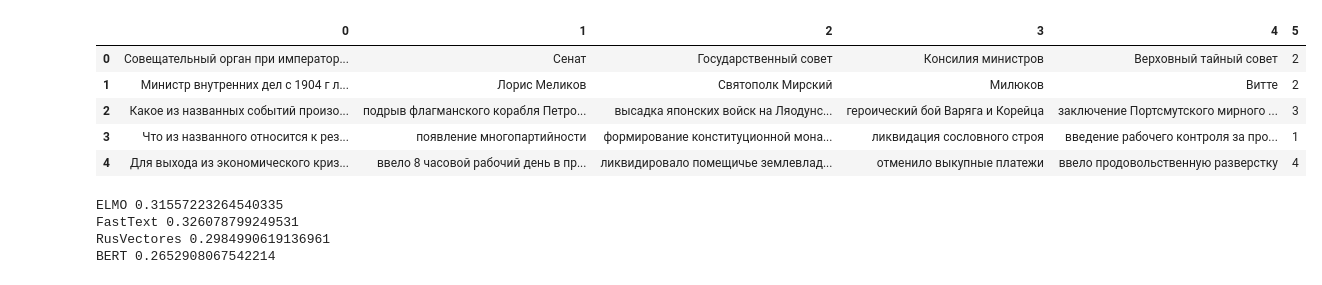
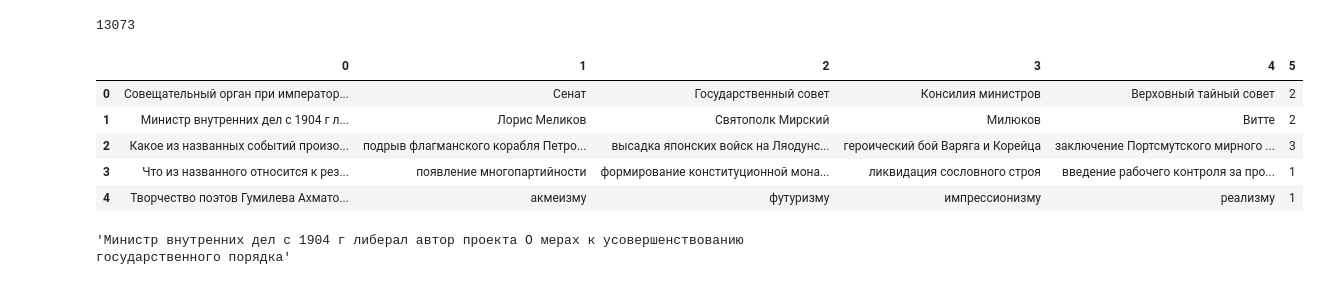
Before and after one commit to apugachev/Diploma-2019, a Jupyter notebook: Cosine Similarity/Approach Cosine Similarity.ipynb, the cells around one changed output. Cells and saved outputs as stored; diff of their text form; code cells hidden in the pictures.

```diff
--- a/Cosine Similarity/Approach Cosine Similarity.ipynb
+++ b/Cosine Similarity/Approach Cosine Similarity.ipynb
@@ -1,17 +1,23 @@
 # %%
 import pandas as pd
 import numpy as np
 from progressbar import progressbar as pb
 
-df = pd.read_csv('all_data_fixed3.csv')
+df = pd.read_csv('big_data_fix.csv')
+print(len(df))
 df.head()
 # %% [output]
+13073
 |  | 0 | 1 | 2 | 3 | 4 | 5 |
 | 0 | Совещательный орган при император... | Сенат | Государственный совет | Консилия министров | Верховный тайный совет | 2 |
 | 1 | Министр внутренних дел с 1904 г л... | Лорис Меликов | Святополк Мирский | Милюков | Витте | 2 |
 | 2 | Какое из названных событий произо... | подрыв флагманского корабля Петро... | высадка японских войск на Ляодунс... | героический бой Варяга и Корейца | заключение Портсмутского мирного ... | 3 |
 | 3 | Что из названного относится к рез... | появление многопартийности | формирование конституционной мона... | ликвидация сословного строя | введение рабочего контроля за про... | 1 |
-| 4 | Для выхода из экономического криз... | ввело 8 часовой рабочий день в пр... | ликвидировало помещичье землевлад... | отменило выкупные платежи | ввело продовольственную разверстку | 4 |
+| 4 | Творчество поэтов Гумилева Ахмато... | акмеизму | футуризму | импрессионизму | реализму | 1 |
+# %%
+df['0']
+# %% [output]
+'Министр внутренних дел с 1904 г либерал автор проекта О мерах к усовершенствованию государственного порядка'
 # %%
 import pickle
 
@@ -54,8 +66,4 @@ def count_cosine_similarity(data, embeddings):
 # %%
+results_dict = {}
 for key, embed in embeddings.items():
-    print(key, count_cosine_similarity(df, embed))
+    results_dict[key] = count_cosine_similarity(df, embed)
-# %% [output]
-ELMO 0.31557223264540335
-FastText 0.326078799249531
-RusVectores 0.2984990619136961
-BERT 0.2652908067542214
```
Also changed, not shown: parts of 4 cells of this notebook, 19 other files.
